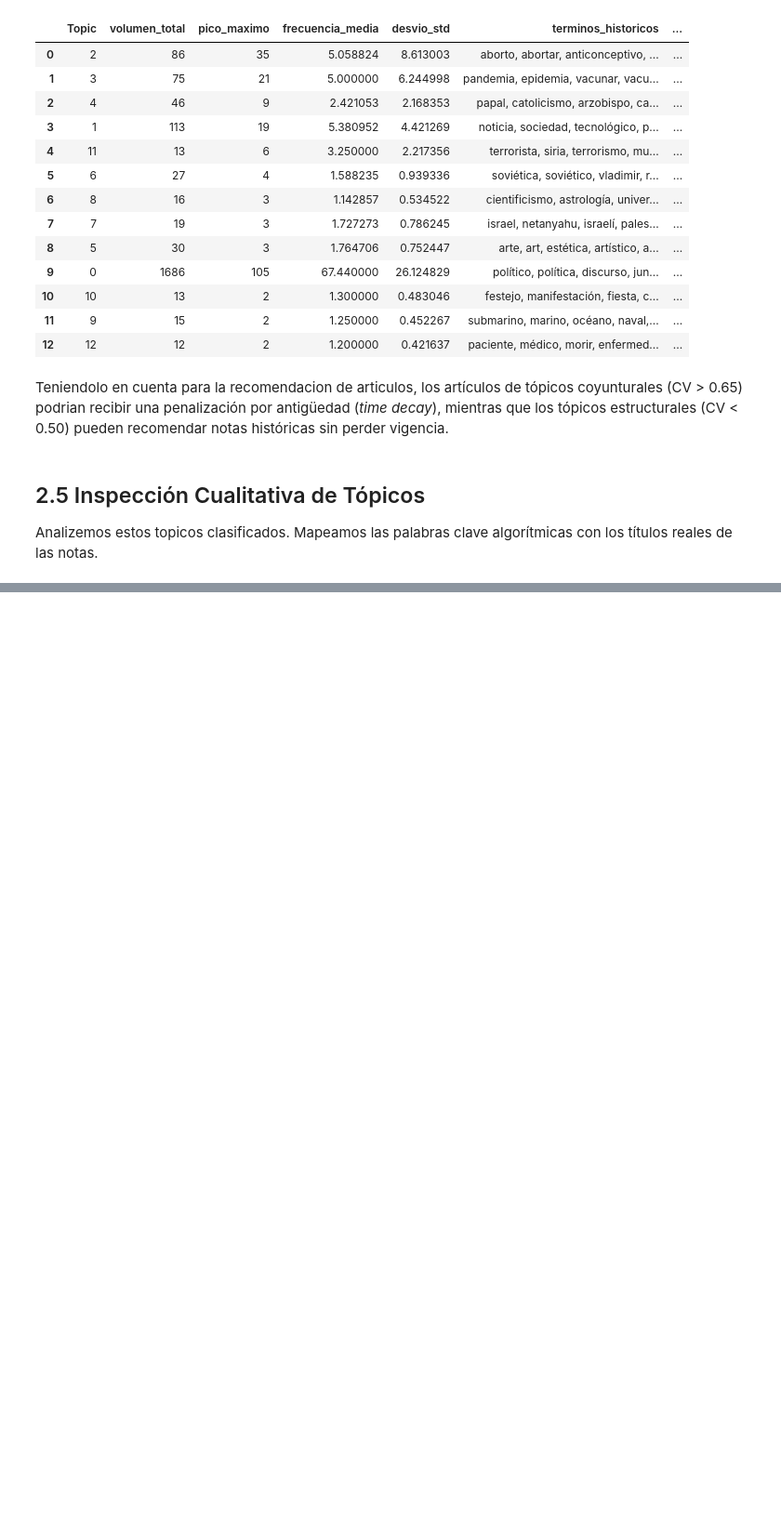
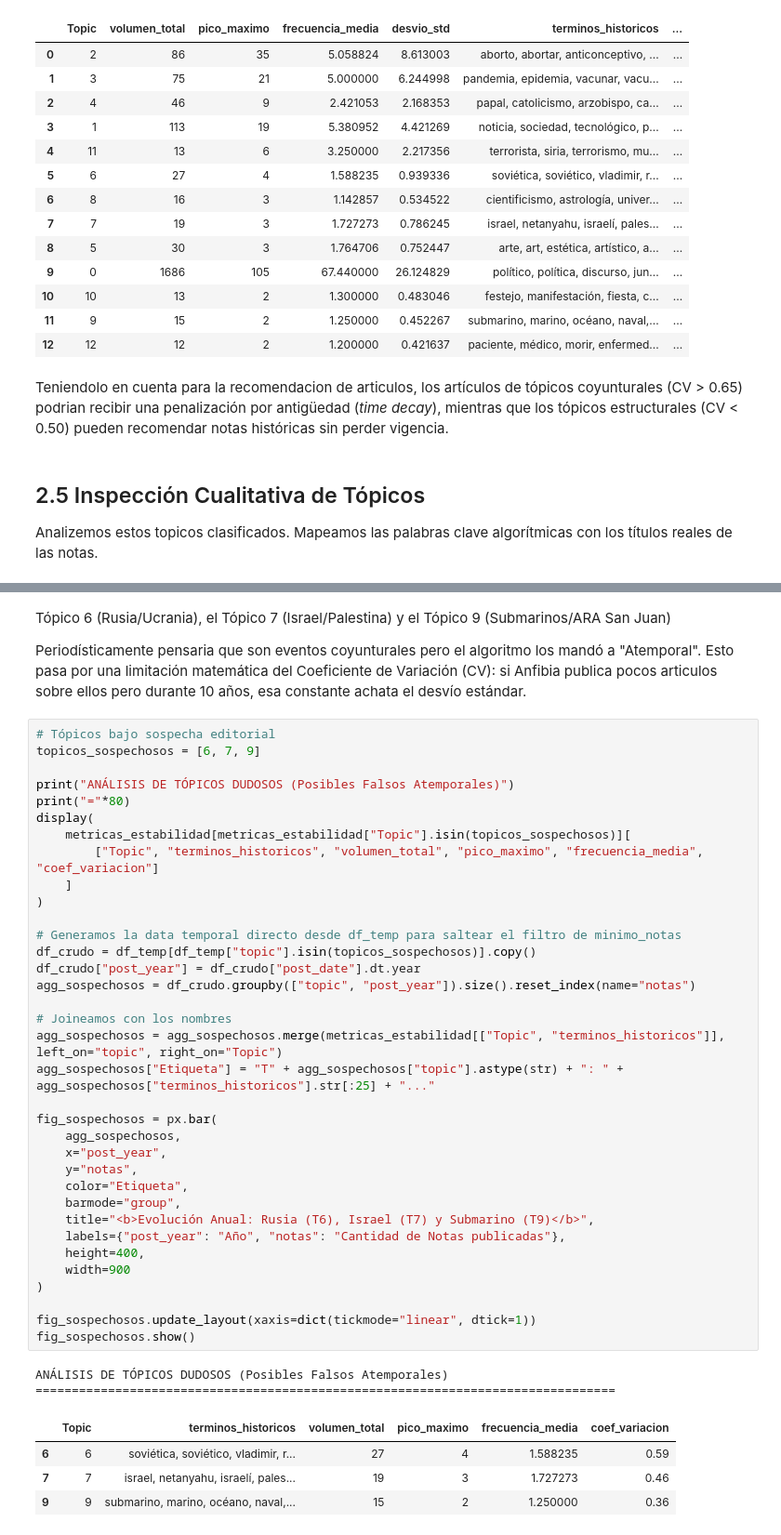
Before and after one commit to MauricioKreszczuk/anfibia-unsam, a Jupyter notebook: notebooks/08.bertopic_temporal.ipynb, the cells around one changed output, grey strips where cells are left out. Shown at 93% size. Drawn from its saved outputs; the diff is of its cells as text; blank space fills up the shorter version.

```diff
--- a/notebooks/08.bertopic_temporal.ipynb
+++ b/notebooks/08.bertopic_temporal.ipynb
@@ -240,0 +292,47 @@ fig_scatter.show()
+# %% [markdown]
+Tópico 6 (Rusia/Ucrania), el Tópico 7 (Israel/Palestina) y el Tópico 9 (Submarinos/ARA San Juan)
+
+Periodísticamente pensaria que son eventos coyunturales pero el algoritmo los mandó a "Atemporal".
+Esto pasa por una limitación matemática del Coeficiente de Variación (CV): si Anfibia publica pocos articulos sobre ellos pero durante 10 años, esa constante achata el desvío estándar.
+# %%
+# Tópicos bajo sospecha editorial
+topicos_sospechosos = [6, 7, 9]
+
+print("ANÁLISIS DE TÓPICOS DUDOSOS (Posibles Falsos Atemporales)")
+print("="*80)
+display(
+    metricas_estabilidad[metricas_estabilidad["Topic"].isin(topicos_sospechosos)][
+        ["Topic", "terminos_historicos", "volumen_total", "pico_maximo", "frecuencia_media", "coef_variacion"]
+    ]
+)
+
+# Generamos la data temporal directo desde df_temp para saltear el filtro de minimo_notas
+df_crudo = df_temp[df_temp["topic"].isin(topicos_sospechosos)].copy()
+df_crudo["post_year"] = df_crudo["post_date"].dt.year
+agg_sospechosos = df_crudo.groupby(["topic", "post_year"]).size().reset_index(name="notas")
+
+# Joineamos con los nombres
+agg_sospechosos = agg_sospechosos.merge(metricas_estabilidad[["Topic", "terminos_historicos"]], left_on="topic", right_on="Topic")
+agg_sospechosos["Etiqueta"] = "T" + agg_sospechosos["topic"].astype(str) + ": " + agg_sospechosos["terminos_historicos"].str[:25] + "..."
+
+fig_sospechosos = px.bar(
+    agg_sospechosos,
+    x="post_year",
+    y="notas",
+    color="Etiqueta",
+    barmode="group",
+    title="<b>Evolución Anual: Rusia (T6), Israel (T7) y Submarino (T9)</b>",
+    labels={"post_year": "Año", "notas": "Cantidad de Notas publicadas"},
+    height=400,
+    width=900
+)
+
+fig_sospechosos.update_layout(xaxis=dict(tickmode="linear", dtick=1))
+fig_sospechosos.show()
+# %% [output]
+ANÁLISIS DE TÓPICOS DUDOSOS (Posibles Falsos Atemporales)
+================================================================================
+|  | Topic | terminos_historicos | volumen_total | pico_maximo | frecuencia_media | coef_variacion |
+| 6 | 6 | soviética, soviético, vladimir, r... | 27 | 4 | 1.588235 | 0.59 |
+| 7 | 7 | israel, netanyahu, israelí, pales... | 19 | 3 | 1.727273 | 0.46 |
+| 9 | 9 | submarino, marino, océano, naval,... | 15 | 2 | 1.250000 | 0.36 |
```
Also changed, not shown: parts of 8 cells of this notebook.
